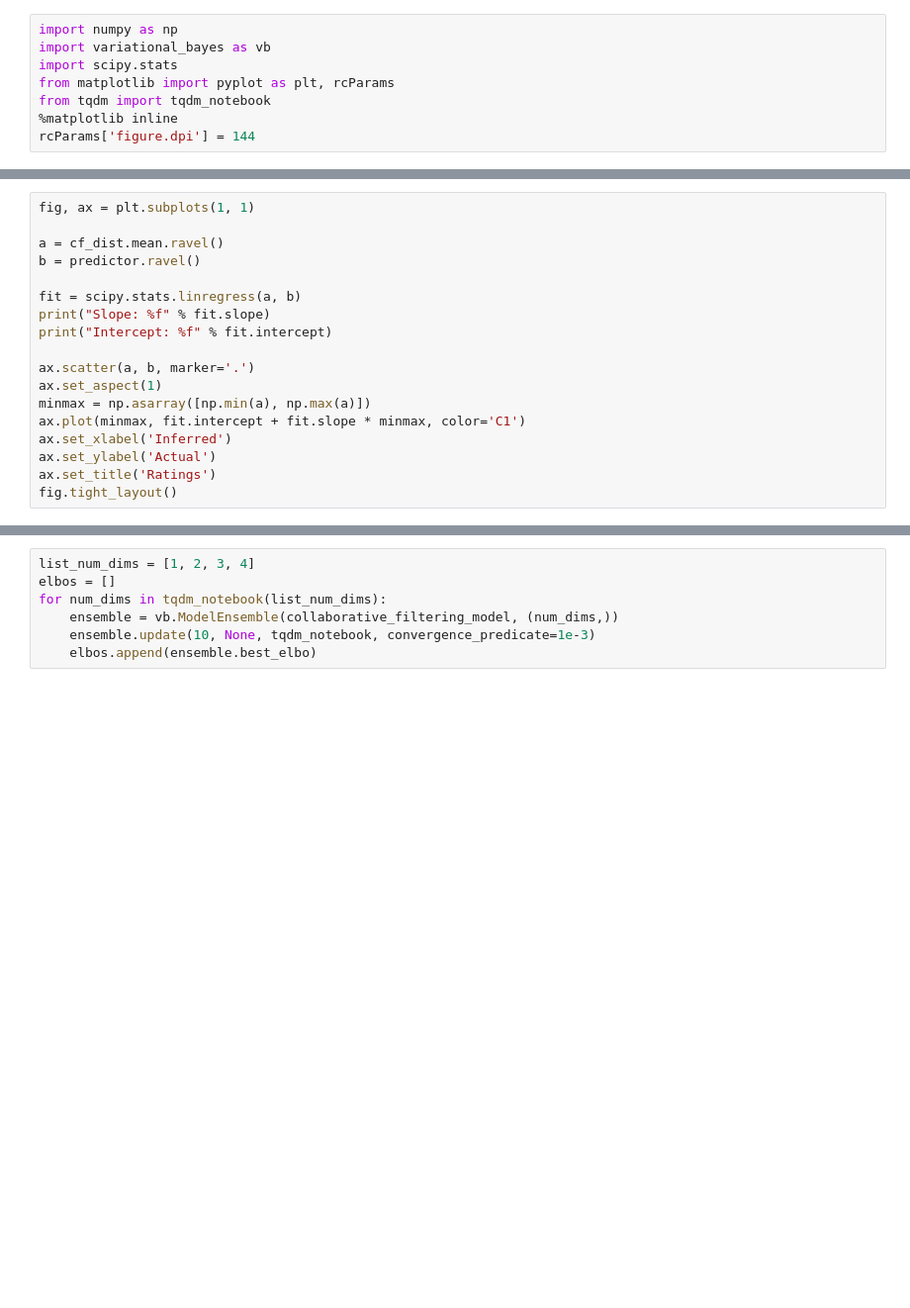
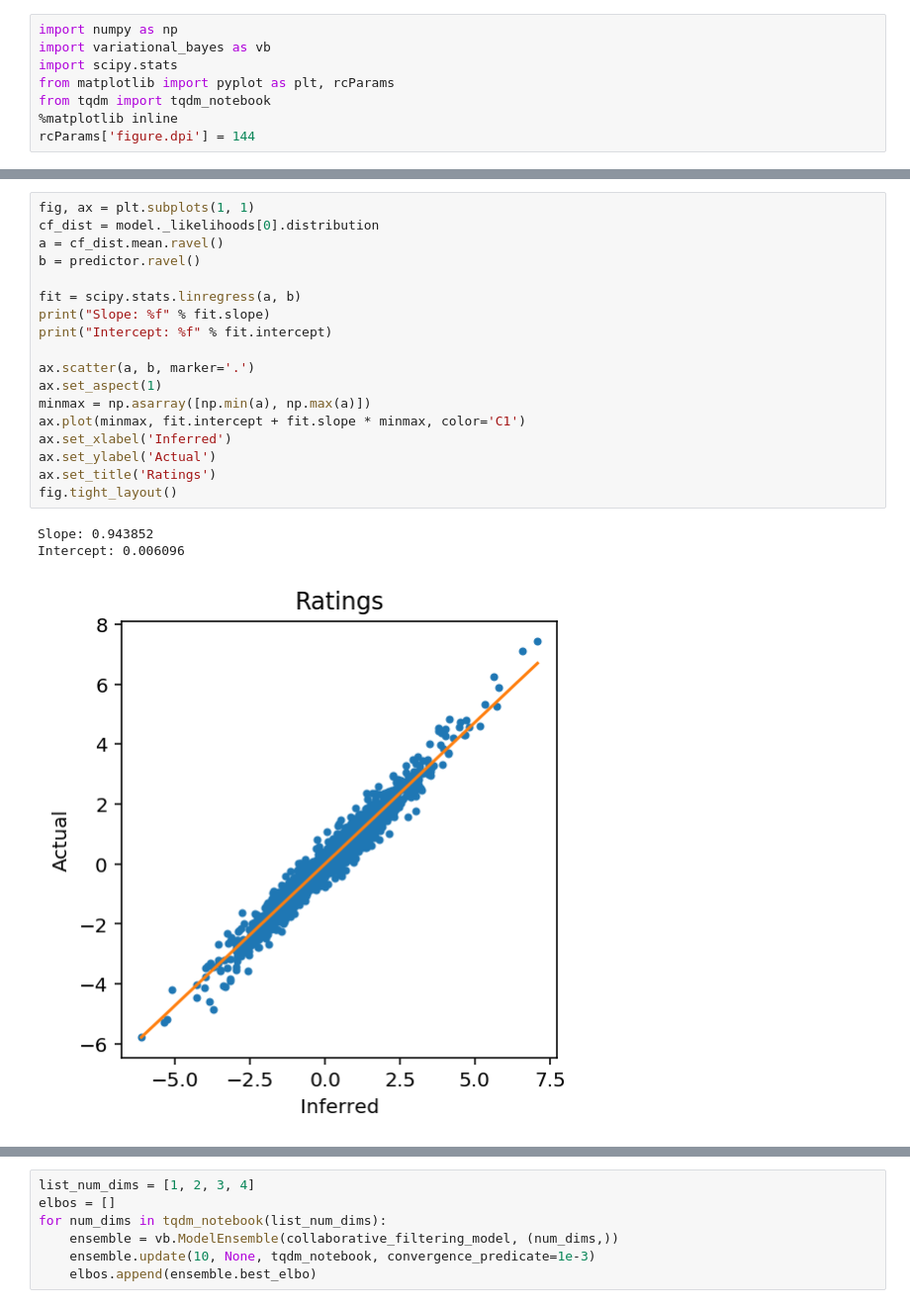
Before and after one commit to tillahoffmann/variational_bayes, a Jupyter notebook: examples/collaborative-filtering.ipynb, the cells around one changed output, grey strips where cells are left out. Shown at 99% size. Cells and saved outputs as stored; diff of their text form; blank space fills up the shorter version.

```diff
--- a/examples/collaborative-filtering.ipynb
+++ b/examples/collaborative-filtering.ipynb
@@ -47,18 +52,22 @@ plt.plot(elbos[10:])
 # %%
 fig, ax = plt.subplots(1, 1)
-
+cf_dist = model._likelihoods[0].distribution
 a = cf_dist.mean.ravel()
 b = predictor.ravel()
 
 fit = scipy.stats.linregress(a, b)
 print("Slope: %f" % fit.slope)
 print("Intercept: %f" % fit.intercept)
 
 ax.scatter(a, b, marker='.')
 ax.set_aspect(1)
 minmax = np.asarray([np.min(a), np.max(a)])
 ax.plot(minmax, fit.intercept + fit.slope * minmax, color='C1')
 ax.set_xlabel('Inferred')
 ax.set_ylabel('Actual')
 ax.set_title('Ratings')
 fig.tight_layout()
+# %% [output]
+Slope: 0.943852
+Intercept: 0.006096
+[figure, added]
```
Also changed, not shown: parts of 4 cells of this notebook, 2 other files.
